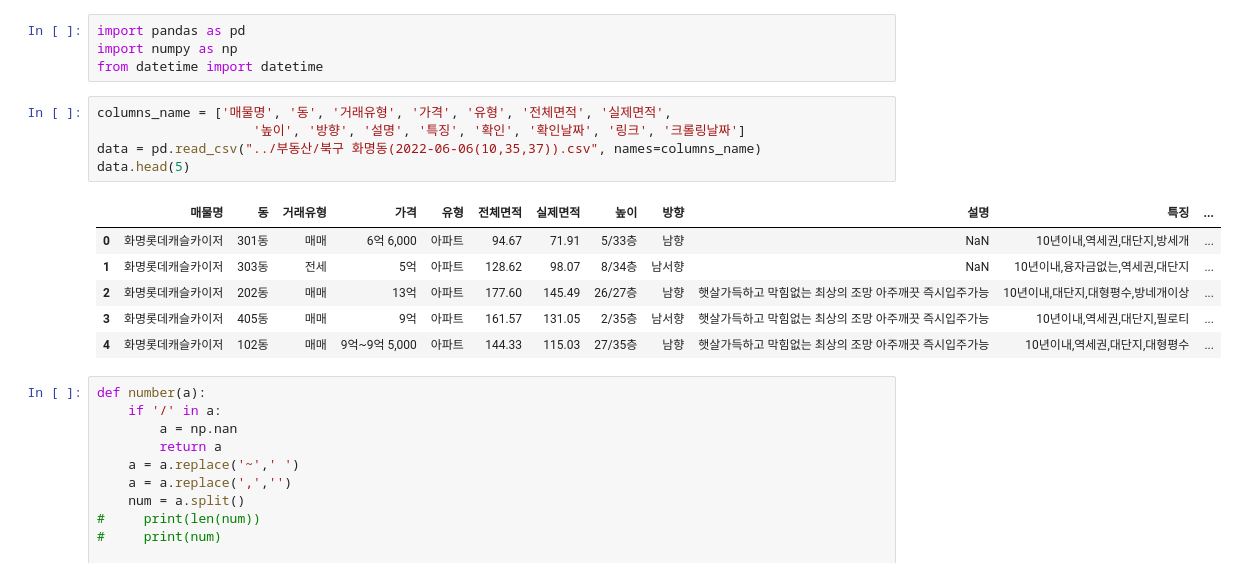
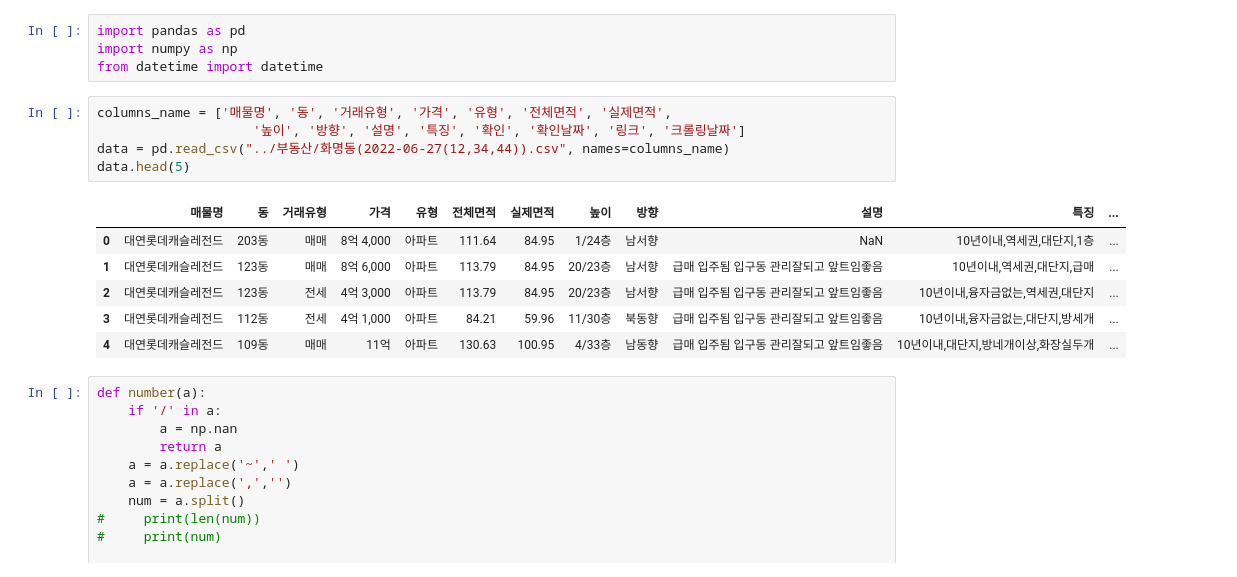
Before and after one commit to wnstjd5408/python_crawling, a Jupyter notebook: 데이터 전처리/전처리 최종.ipynb, the cells around one changed output. Drawn from its saved outputs; the diff is of its cells as text.

```diff
--- a/데이터 전처리/전처리 최종.ipynb
+++ b/데이터 전처리/전처리 최종.ipynb
@@ -5,15 +5,15 @@ from datetime import datetime
 # %%
 columns_name = ['매물명', '동', '거래유형', '가격', '유형', '전체면적', '실제면적',
                     '높이', '방향', '설명', '특징', '확인', '확인날짜', '링크', '크롤링날짜']
-data = pd.read_csv("../부동산/북구 화명동(2022-06-06(10,35,37)).csv", names=columns_name)
+data = pd.read_csv("../부동산/화명동(2022-06-27(12,34,44)).csv", names=columns_name)
 data.head(5)
 # %% [output]
 |  | 매물명 | 동 | 거래유형 | 가격 | 유형 | 전체면적 | 실제면적 | 높이 | 방향 | 설명 | 특징 | ... |
-| 0 | 화명롯데캐슬카이저 | 301동 | 매매 | 6억 6,000 | 아파트 | 94.67 | 71.91 | 5/33층 | 남향 | NaN | 10년이내,역세권,대단지,방세개 | ... |
-| 1 | 화명롯데캐슬카이저 | 303동 | 전세 | 5억 | 아파트 | 128.62 | 98.07 | 8/34층 | 남서향 | NaN | 10년이내,융자금없는,역세권,대단지 | ... |
-| 2 | 화명롯데캐슬카이저 | 202동 | 매매 | 13억 | 아파트 | 177.60 | 145.49 | 26/27층 | 남향 | 햇살가득하고 막힘없는 최상의 조망 아주깨끗 즉시입주가능 | 10년이내,대단지,대형평수,방네개이상 | ... |
-| 3 | 화명롯데캐슬카이저 | 405동 | 매매 | 9억 | 아파트 | 161.57 | 131.05 | 2/35층 | 남서향 | 햇살가득하고 막힘없는 최상의 조망 아주깨끗 즉시입주가능 | 10년이내,역세권,대단지,필로티 | ... |
-| 4 | 화명롯데캐슬카이저 | 102동 | 매매 | 9억~9억 5,000 | 아파트 | 144.33 | 115.03 | 27/35층 | 남향 | 햇살가득하고 막힘없는 최상의 조망 아주깨끗 즉시입주가능 | 10년이내,역세권,대단지,대형평수 | ... |
+| 0 | 대연롯데캐슬레전드 | 203동 | 매매 | 8억 4,000 | 아파트 | 111.64 | 84.95 | 1/24층 | 남서향 | NaN | 10년이내,역세권,대단지,1층 | ... |
+| 1 | 대연롯데캐슬레전드 | 123동 | 매매 | 8억 6,000 | 아파트 | 113.79 | 84.95 | 20/23층 | 남서향 | 급매 입주됨 입구동 관리잘되고 앞트임좋음 | 10년이내,역세권,대단지,급매 | ... |
+| 2 | 대연롯데캐슬레전드 | 123동 | 전세 | 4억 3,000 | 아파트 | 113.79 | 84.95 | 20/23층 | 남서향 | 급매 입주됨 입구동 관리잘되고 앞트임좋음 | 10년이내,융자금없는,역세권,대단지 | ... |
+| 3 | 대연롯데캐슬레전드 | 112동 | 전세 | 4억 1,000 | 아파트 | 84.21 | 59.96 | 11/30층 | 북동향 | 급매 입주됨 입구동 관리잘되고 앞트임좋음 | 10년이내,융자금없는,대단지,방세개 | ... |
+| 4 | 대연롯데캐슬레전드 | 109동 | 매매 | 11억 | 아파트 | 130.63 | 100.95 | 4/33층 | 남동향 | 급매 입주됨 입구동 관리잘되고 앞트임좋음 | 10년이내,대단지,방네개이상,화장실두개 | ... |
 # %%
 def number(a):
     if '/' in a:
```
Also changed, not shown: parts of 6 cells of this notebook, 2 other files.
